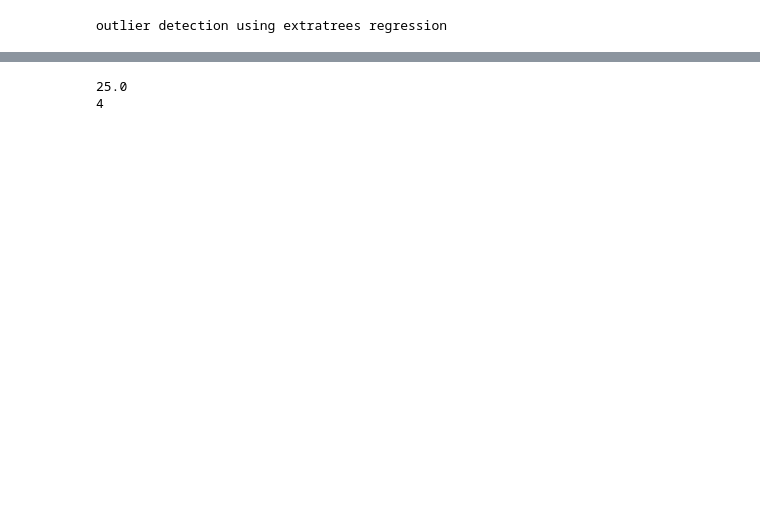
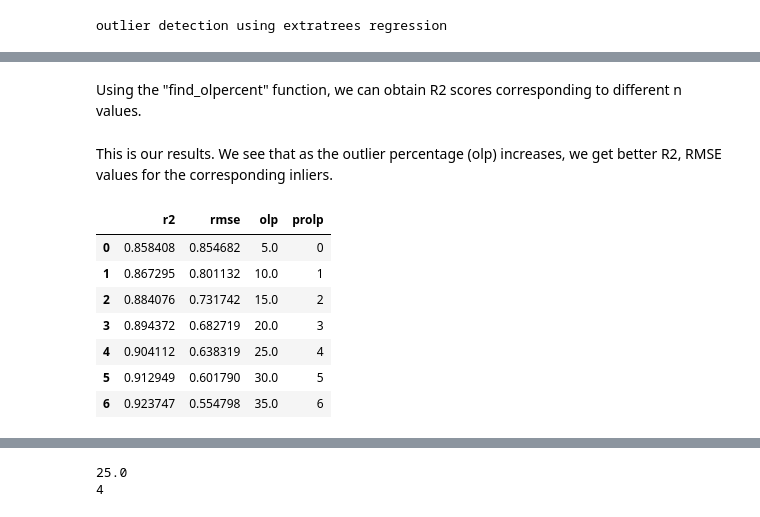
Before and after one commit to pnnl/doa, a Jupyter notebook: tutorials/examples.ipynb, the cells around one changed output, grey strips where cells are left out. Cells and saved outputs as stored; diff of their text form; code cells hidden in the pictures; blank space fills up the shorter version.

```diff
--- a/tutorials/examples.ipynb
+++ b/tutorials/examples.ipynb
@@ -38,4 +93,6 @@ percent:  0.8
 percent:  0.75
 percent:  0.7
 percent:  0.65
+# %% [markdown]
+Using the "find_olpercent" function, we can obtain R2 scores corresponding to different n values.
 # %%
@@ -46,3 +103,16 @@ olp_versus_r2, enpls, df = find_olpercent(data_path=opt['data_path'], res_path=o
+# %% [markdown]
+This is our results. We see that as the outlier percentage (olp) increases, we get better R2, RMSE values for the corresponding inliers.
+# %%
+olp_versus_r2
+# %% [output]
+|  | r2 | rmse | olp | prolp |
+| 0 | 0.858408 | 0.854682 | 5.0 | 0 |
+| 1 | 0.867295 | 0.801132 | 10.0 | 1 |
+| 2 | 0.884076 | 0.731742 | 15.0 | 2 |
+| 3 | 0.894372 | 0.682719 | 20.0 | 3 |
+| 4 | 0.904112 | 0.638319 | 25.0 | 4 |
+| 5 | 0.912949 | 0.601790 | 30.0 | 5 |
+| 6 | 0.923747 | 0.554798 | 35.0 | 6 |
 # %%
 plt.plot(olp_versus_r2.olp, olp_versus_r2.r2,  color='#5D6D7E', marker='o', ls='-', lw=3);
 # plt.plot(m4.olp, m4.r2, 'o-', color='orange', label='ol-ness sdev away');
```
Also changed, not shown: parts of 36 cells of this notebook, 3 other files.
